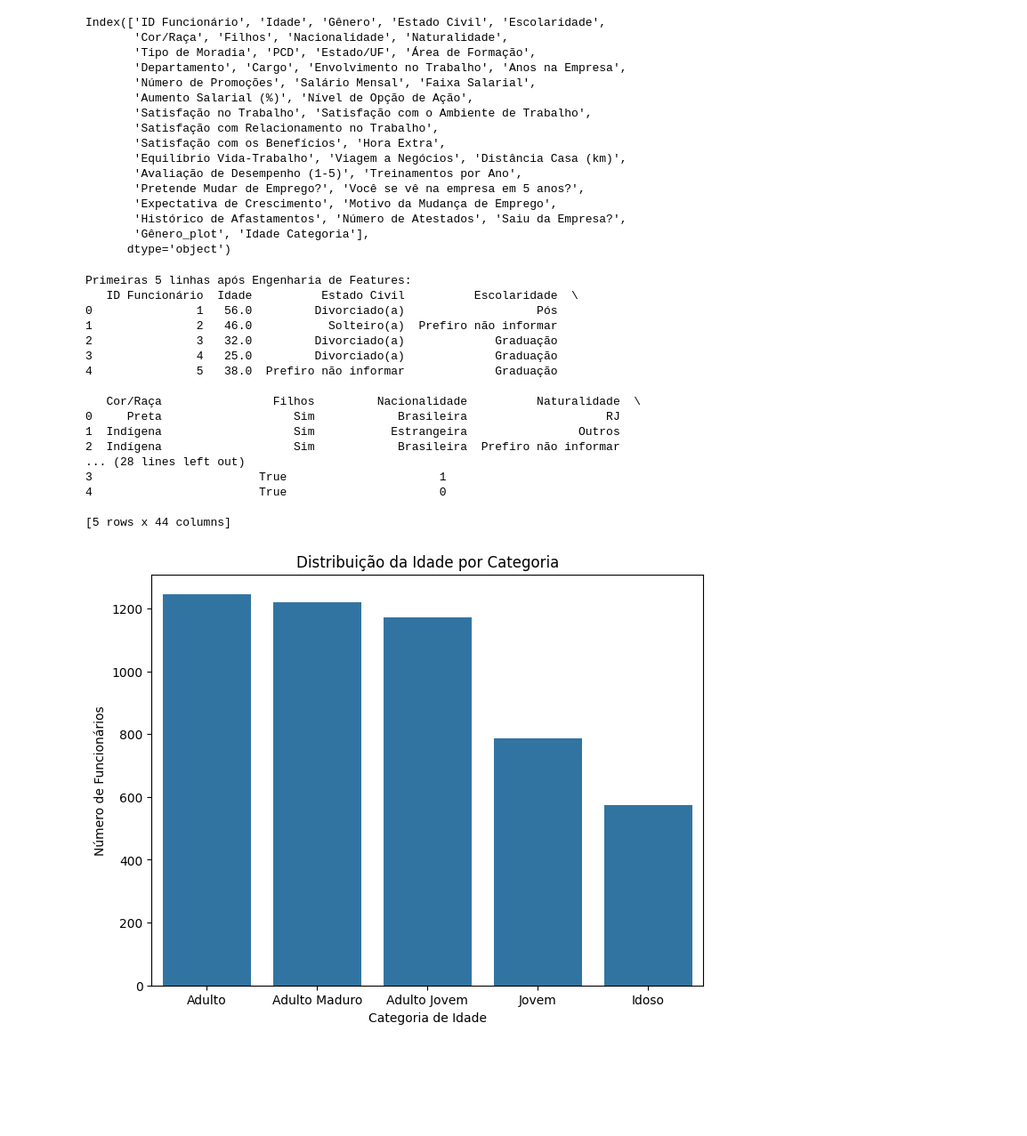
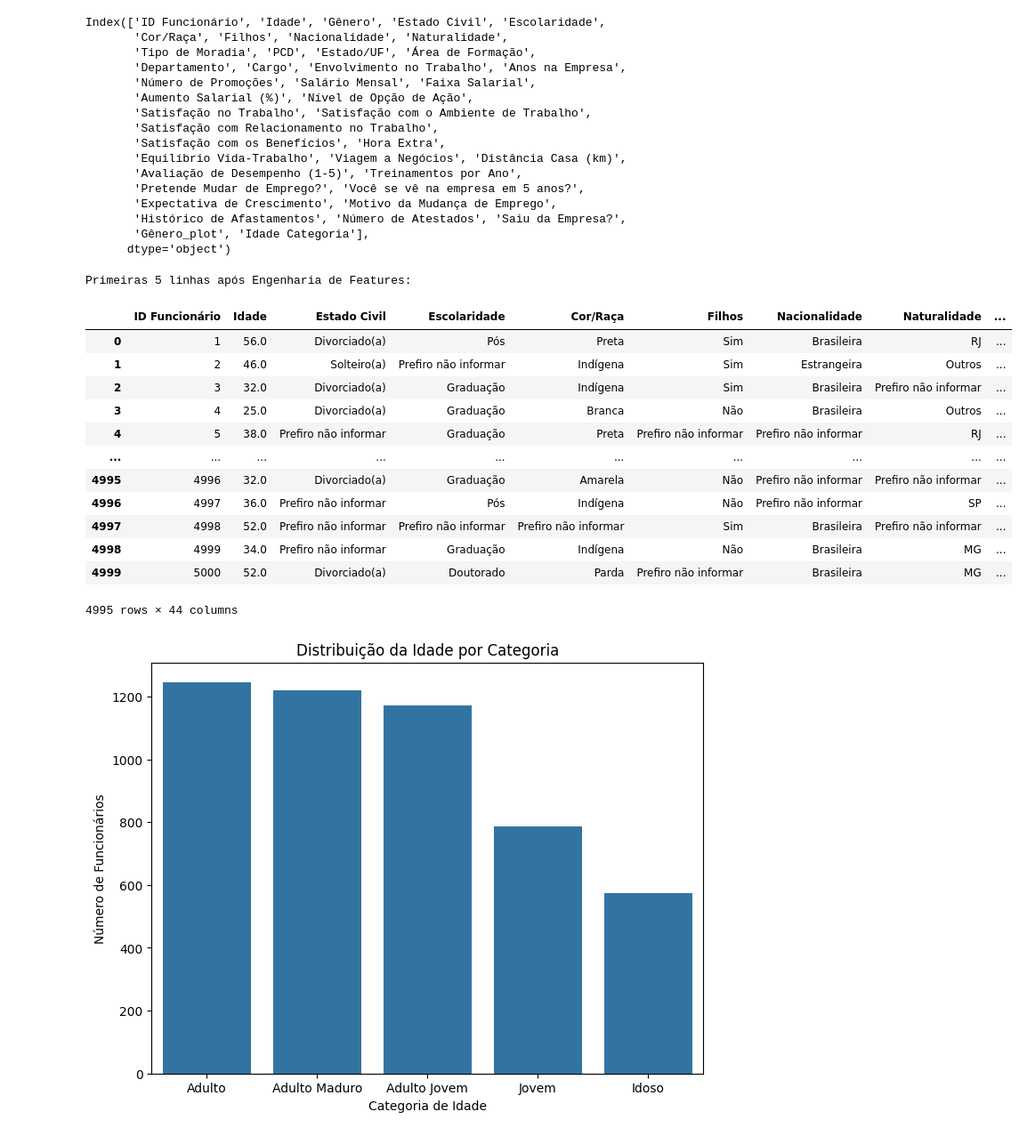
Before and after one commit to LaianeNR/TechCorp-Brasil, a Jupyter notebook: trabalhoFinal.ipynb, the cells around one changed output. Shown at 89% size. Cells and saved outputs as stored; diff of their text form; code cells hidden in the pictures; blank space fills up the shorter version.

```diff
--- a/trabalhoFinal.ipynb
+++ b/trabalhoFinal.ipynb
@@ -495,29 +463,26 @@ df_funcionarios = pd.get_dummies(df_funcionarios, columns=['Gênero'], prefix='G
 # %%
 #Label Encoding - Saiu da Empresa?
 
 le = LabelEncoder()
 df_funcionarios['SaiuDaEmpresa_Encoded'] = le.fit_transform(df_funcionarios['Saiu da Empresa?'])
 
 print("\nPrimeiras 5 linhas após Engenharia de Features:")
-print(df_funcionarios.head())
+df_funcionarios.head(35000)
 # %% [output]
 Primeiras 5 linhas após Engenharia de Features:
-   ID Funcionário  Idade          Estado Civil          Escolaridade  \
-0               1   56.0         Divorciado(a)                   Pós
-1               2   46.0           Solteiro(a)  Prefiro não informar
-2               3   32.0         Divorciado(a)             Graduação
-3               4   25.0         Divorciado(a)             Graduação
-4               5   38.0  Prefiro não informar             Graduação
-
-   Cor/Raça                Filhos         Nacionalidade          Naturalidade  \
-0     Preta                   Sim            Brasileira                    RJ
-1  Indígena                   Sim           Estrangeira                Outros
-2  Indígena                   Sim            Brasileira  Prefiro não informar
-... (28 lines left out)
-3                        True                      1
-4                        True                      0
-
-[5 rows x 44 columns]
+|  | ID Funcionário | Idade | Estado Civil | Escolaridade | Cor/Raça | Filhos | Nacionalidade | Naturalidade | ... |
+| 0 | 1 | 56.0 | Divorciado(a) | Pós | Preta | Sim | Brasileira | RJ | ... |
+| 1 | 2 | 46.0 | Solteiro(a) | Prefiro não informar | Indígena | Sim | Estrangeira | Outros | ... |
+| 2 | 3 | 32.0 | Divorciado(a) | Graduação | Indígena | Sim | Brasileira | Prefiro não informar | ... |
+| 3 | 4 | 25.0 | Divorciado(a) | Graduação | Branca | Não | Brasileira | Outros | ... |
+| 4 | 5 | 38.0 | Prefiro não informar | Graduação | Preta | Prefiro não informar | Prefiro não informar | RJ | ... |
+| ... | ... | ... | ... | ... | ... | ... | ... | ... | ... |
+| 4995 | 4996 | 32.0 | Divorciado(a) | Graduação | Amarela | Não | Prefiro não informar | Prefiro não informar | ... |
+| 4996 | 4997 | 36.0 | Prefiro não informar | Pós | Indígena | Não | Prefiro não informar | SP | ... |
+| 4997 | 4998 | 52.0 | Prefiro não informar | Prefiro não informar | Prefiro não informar | Sim | Brasileira | Prefiro não informar | ... |
+| 4998 | 4999 | 34.0 | Prefiro não informar | Graduação | Indígena | Não | Brasileira | MG | ... |
+| 4999 | 5000 | 52.0 | Divorciado(a) | Doutorado | Parda | Prefiro não informar | Brasileira | MG | ... |
+4995 rows × 44 columns
 # %%
 #Dados tratados
 
```
Also changed, not shown: parts of 17 cells of this notebook.
